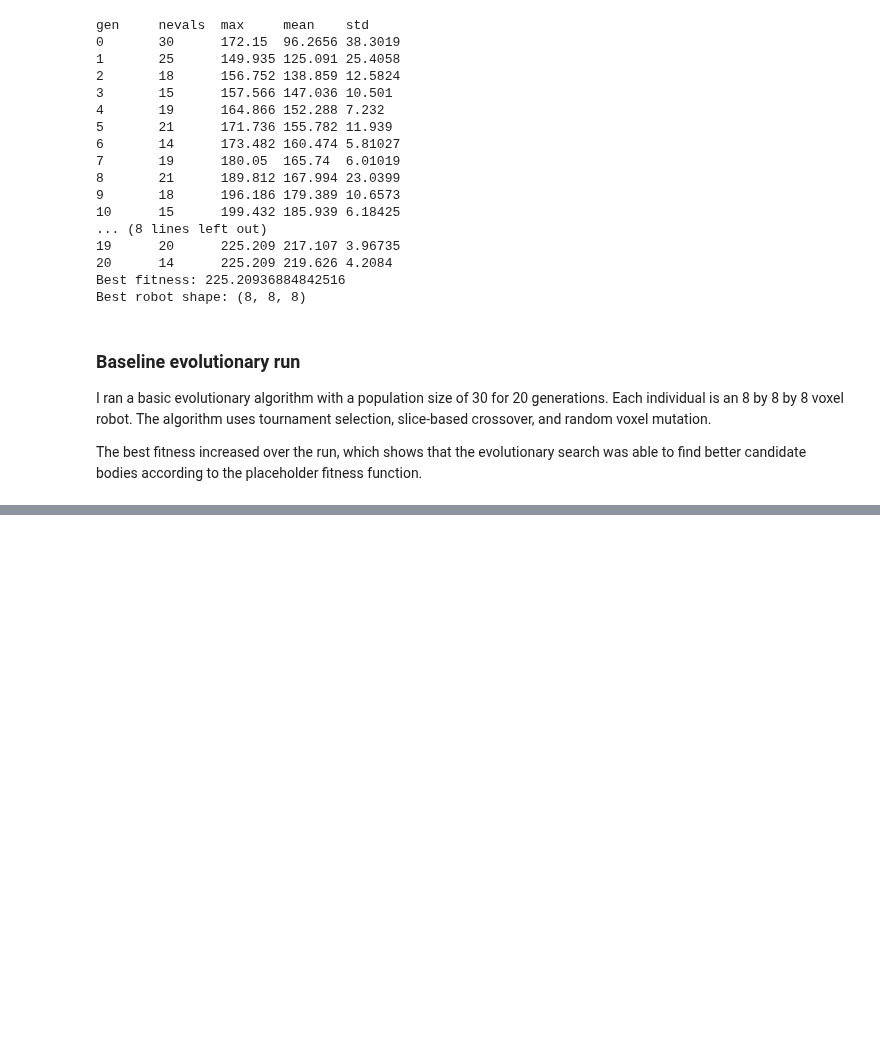
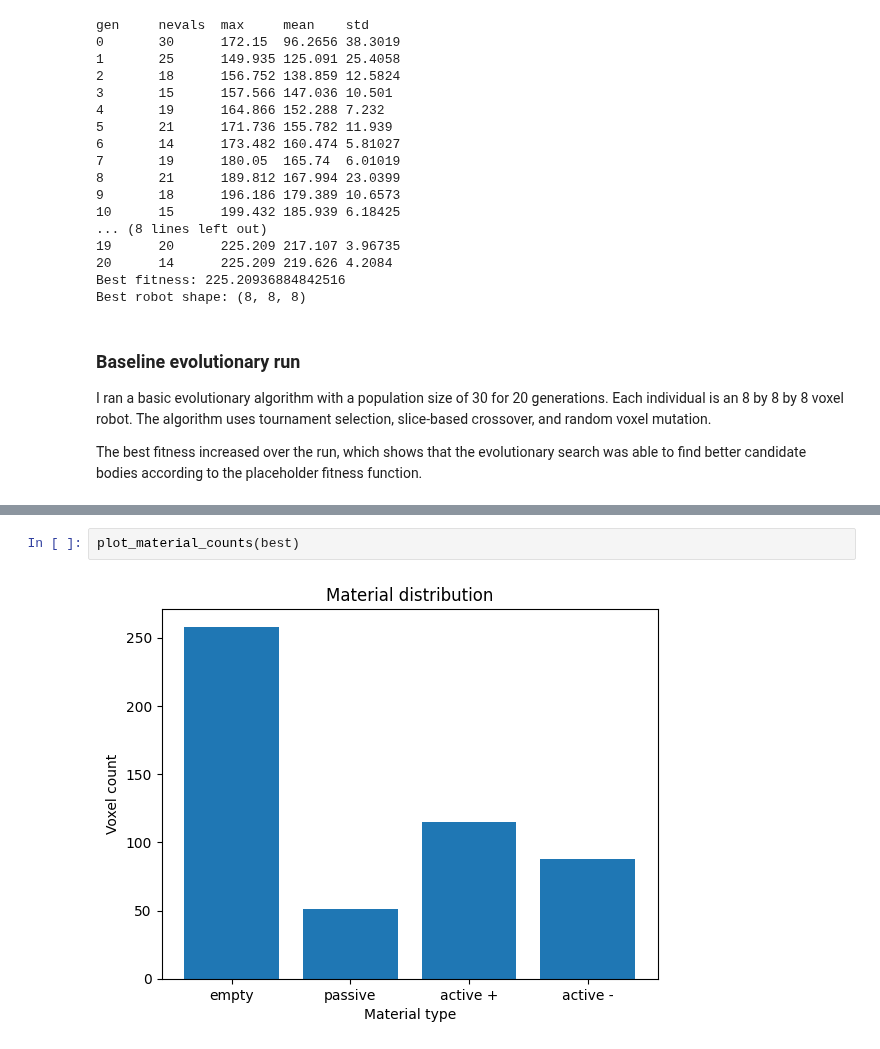
Before and after one commit to ayushishringi/xenobot-exercise, a Jupyter notebook: notebooks/milestone2_notebook.ipynb, the cells around one changed output, grey strips where cells are left out. Drawn from its saved outputs; the diff is of its cells as text; blank space fills up the shorter version.

```diff
--- a/notebooks/milestone2_notebook.ipynb
+++ b/notebooks/milestone2_notebook.ipynb
@@ -42,0 +52,4 @@ The best fitness increased over the run, which shows that the evolutionary searc
+# %%
+plot_material_counts(best)
+# %% [output]
+[figure, added]
```
Also changed, not shown: parts of 5 cells of this notebook.
